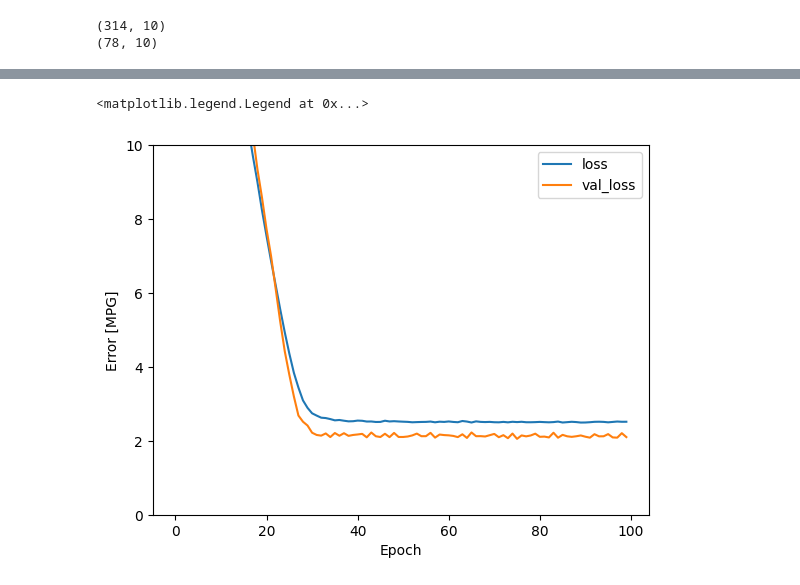
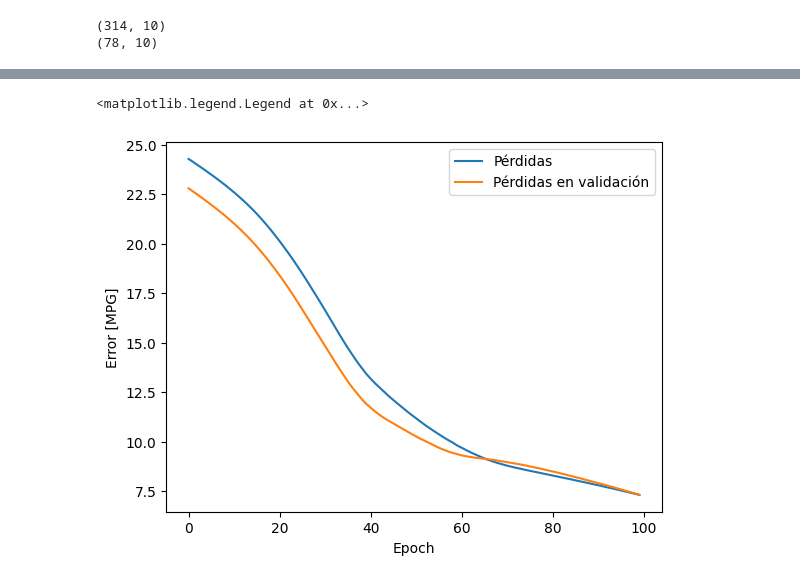
Before and after one commit to EstebanLN/Taller_5_Acpt, a Jupyter notebook: SoporteTaller5.ipynb, the cells around one changed output, grey strips where cells are left out. Cells and saved outputs as stored; diff of their text form; code cells hidden in the pictures.

```diff
--- a/SoporteTaller5.ipynb
+++ b/SoporteTaller5.ipynb
@@ -300,6 +158,15 @@ test_res
+# %%
+Variables_exp = ["Model Year","Acceleration","Cylinders","Horsepower"]
+
+norm = tf.keras.layers.Normalization(input_shape=[4,], axis=None)
+norm.adapt(np.array(train_X[Variables_exp]))
 # %%
-linear_model = tf.keras.Sequential([
-    norm,
-    tf.keras.layers.Dense(units=1)
-])
+Base_h_model = tf.keras.Sequential([
+      norm,
+      tf.keras.layers.Dense(16, activation='relu'),
+      tf.keras.layers.Dense(1)
+  ])
+# %%
+Base_h_model.compile(loss='mean_absolute_error',
+                optimizer=tf.keras.optimizers.Adam(0.001))
 # %%
@@ -323,9 +188,9 @@ linear_model.compile(
 # %%
 %%time
-history = linear_model.fit(
-    train_X,
+history = Base_h_model.fit(
+    train_X[Variables_exp],
     train_y,
-    epochs=100,
-    validation_split = 0.2)
+    validation_split=0.2,
+    epochs=100)
 # %% [output]
 Epoch 1/100
@@ -348,10 +213,9 @@ Wall time: 10.9 s
 # %%
-plt.plot(history.history['loss'], label='loss')
-plt.plot(history.history['val_loss'], label='val_loss')
-plt.ylim([0, 10])
+plt.plot(history.history['loss'], label='Pérdidas')
+plt.plot(history.history['val_loss'], label='Pérdidas en validación')
 plt.xlabel('Epoch')
 plt.ylabel('Error [MPG]')
 plt.legend()
 # %% [output]
 <matplotlib.legend.Legend at 0x...>
-[figure, old version]
+[figure, new version]
```
Also changed, not shown: parts of 75 cells of this notebook, 1 other file.
